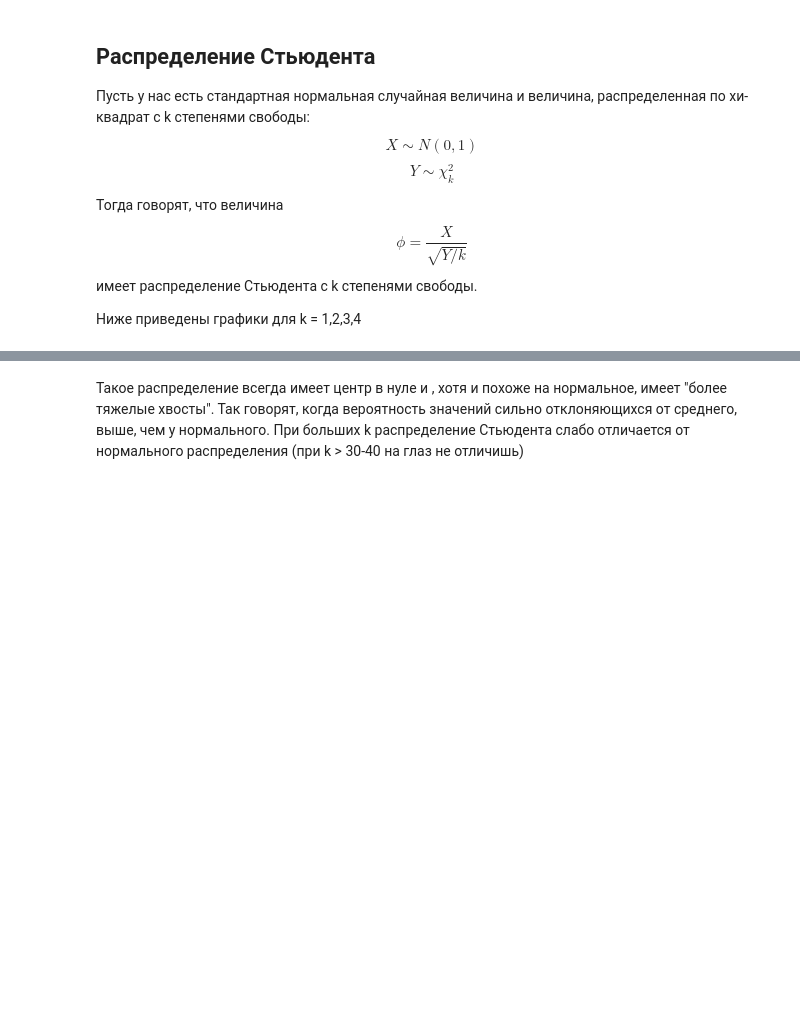
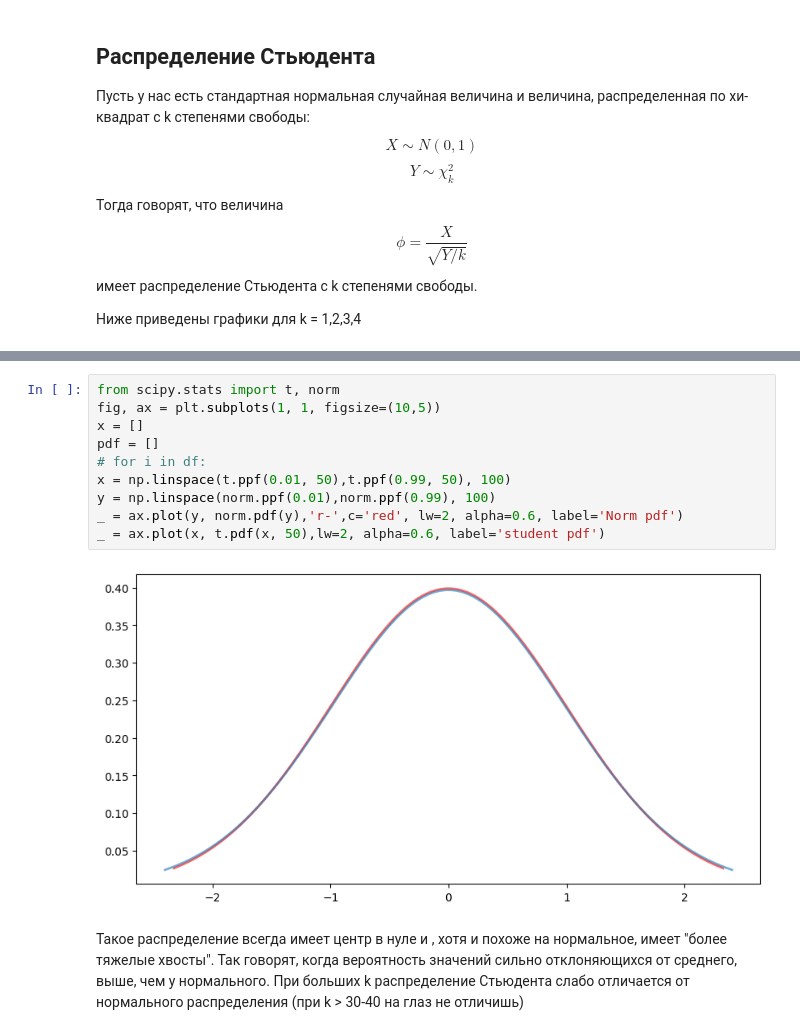
Before and after one commit to pileyan/HSE_Statistics_1, a Jupyter notebook: lect3/Confidence intervals.ipynb, the cells around one changed output, grey strips where cells are left out. Drawn from its saved outputs; the diff is of its cells as text; blank space fills up the shorter version.

```diff
--- a/lect3/Confidence intervals.ipynb
+++ b/lect3/Confidence intervals.ipynb
@@ -160,6 +179,18 @@ ax.plot(x, t.pdf(x, 4),'r-',c='green', lw=2, alpha=0.6, label='student pdf')
 # %% [output]
 [<matplotlib.lines.Line2D at 0x...>]
 [figure]
+# %%
+from scipy.stats import t, norm
+fig, ax = plt.subplots(1, 1, figsize=(10,5))
+x = []
+pdf = []
+# for i in df:
+x = np.linspace(t.ppf(0.01, 50),t.ppf(0.99, 50), 100)
+y = np.linspace(norm.ppf(0.01),norm.ppf(0.99), 100)
+_ = ax.plot(y, norm.pdf(y),'r-',c='red', lw=2, alpha=0.6, label='Norm pdf')
+_ = ax.plot(x, t.pdf(x, 50),lw=2, alpha=0.6, label='student pdf')
+# %% [output]
+[figure, added]
 # %% [markdown]
 Такое распределение всегда имеет центр в нуле и , хотя и похоже на нормальное, имеет "более тяжелые хвосты". Так говорят, когда вероятность значений сильно отклоняющихся от среднего, выше, чем у нормального. При больших k распределение Стьюдента слабо отличается от нормального распределения (при k > 30-40 на глаз не отличишь)
 # %% [markdown]
```
Also changed, not shown: parts of 28 cells of this notebook, 14 other files.
